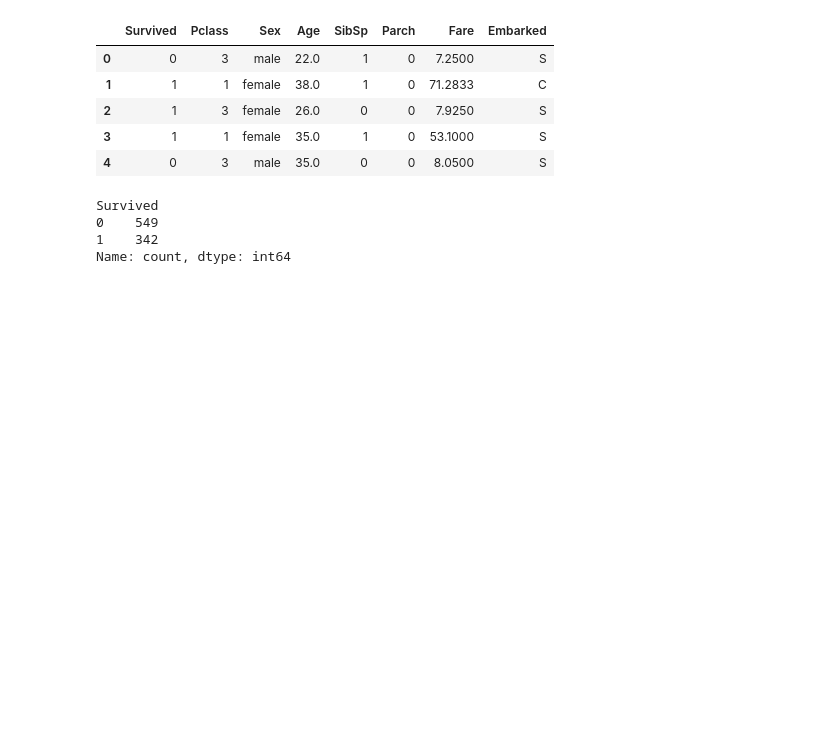
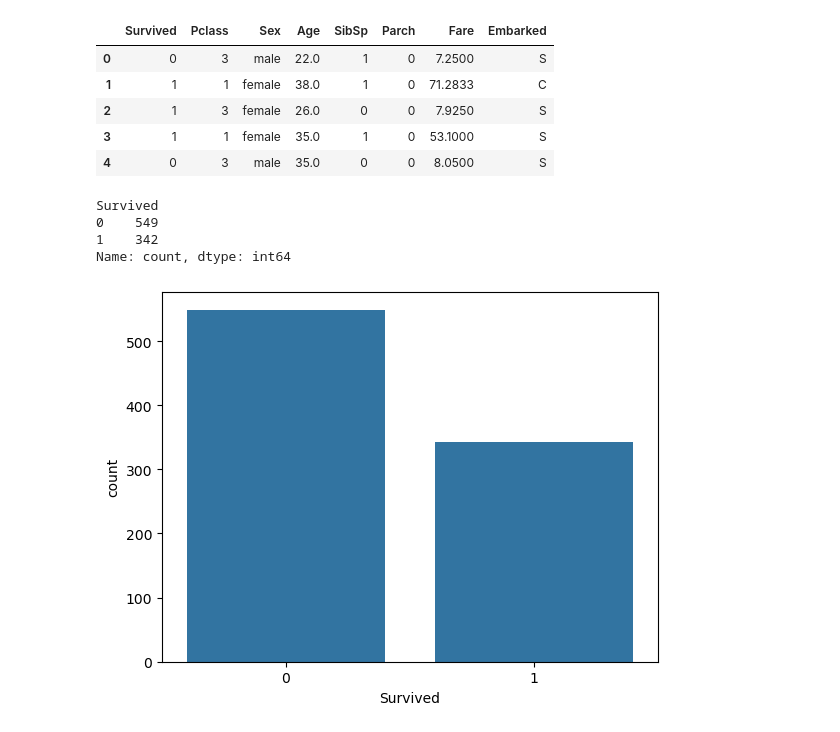
Before and after one commit to rakib826/Decision-Tree-and-Ensemble-Learning, a Jupyter notebook: Decision Tree and Ensemble Learning.ipynb, the cells around one changed output. Cells and saved outputs as stored; diff of their text form; code cells hidden in the pictures; blank space fills up the shorter version.

```diff
--- a/Decision Tree and Ensemble Learning.ipynb
+++ b/Decision Tree and Ensemble Learning.ipynb
@@ -116,3 +116,8 @@ Survived
 0    549
 1    342
 Name: count, dtype: int64
+# %%
+sns.countplot(x='Survived', data=df)
+plt.show()
+# %% [output]
+[figure, added]
```
Also changed, not shown: parts of 6 cells of this notebook.
